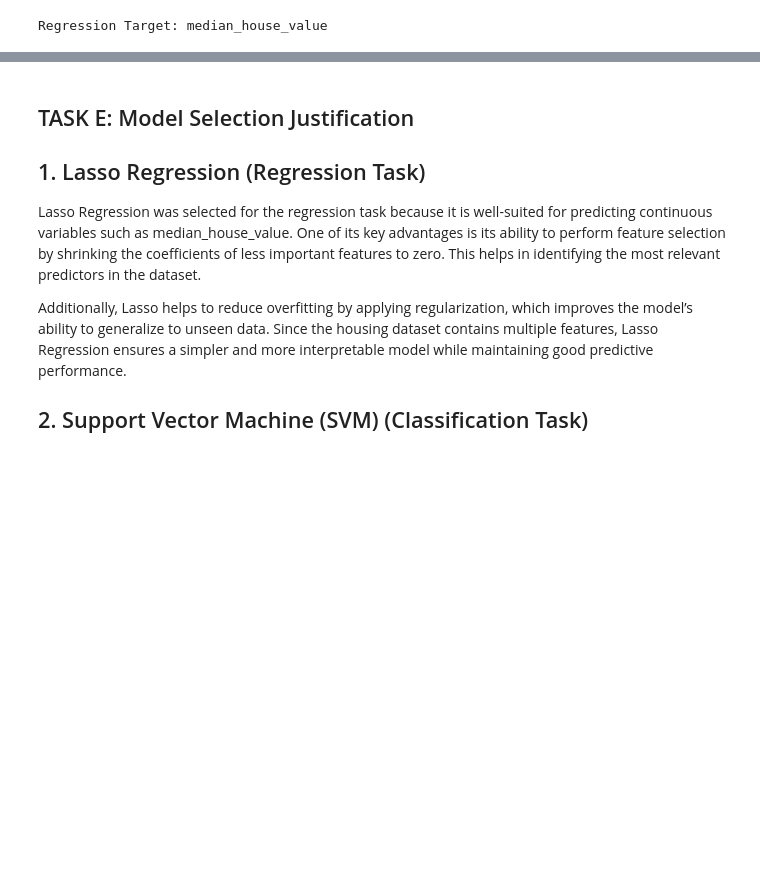
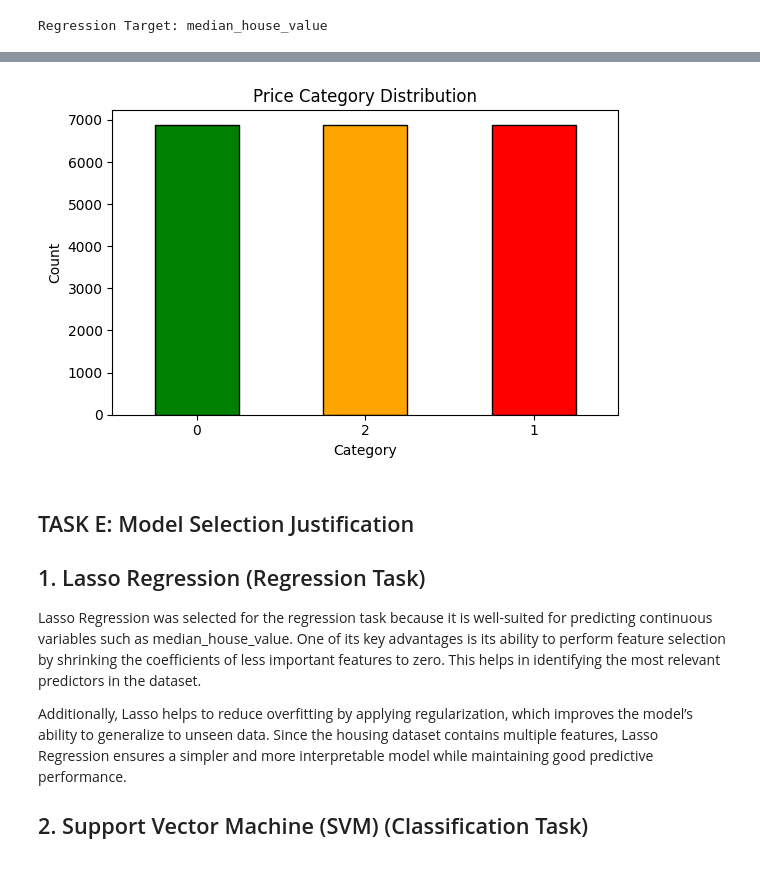
Before and after one commit to jonathern/california_housing_prices_ml, a Jupyter notebook: notebooks/1 Data Understanding and Problem Formulation.ipynb, the cells around one changed output, grey strips where cells are left out. Drawn from its saved outputs; the diff is of its cells as text; code cells hidden in the pictures; blank space fills up the shorter version.

```diff
--- a/notebooks/1 Data Understanding and Problem Formulation.ipynb
+++ b/notebooks/1 Data Understanding and Problem Formulation.ipynb
@@ -163,3 +165,17 @@ Classification Target Created: price_category
+# %%
+# Visualize class balance
+df['price_category'].value_counts().plot(
+    kind='bar', color=['green','orange','red'],
+    edgecolor='black', figsize=(6,4)
+)
+plt.title('Price Category Distribution')
+plt.xlabel('Category')
+plt.ylabel('Count')
+plt.xticks(rotation=0)
+plt.tight_layout()
+plt.show()
+# %% [output]
+[figure, added]
 # %% [markdown]
 ## TASK E: Model Selection Justification
 
```
Also changed, not shown: parts of 13 cells of this notebook, 13 other files.
